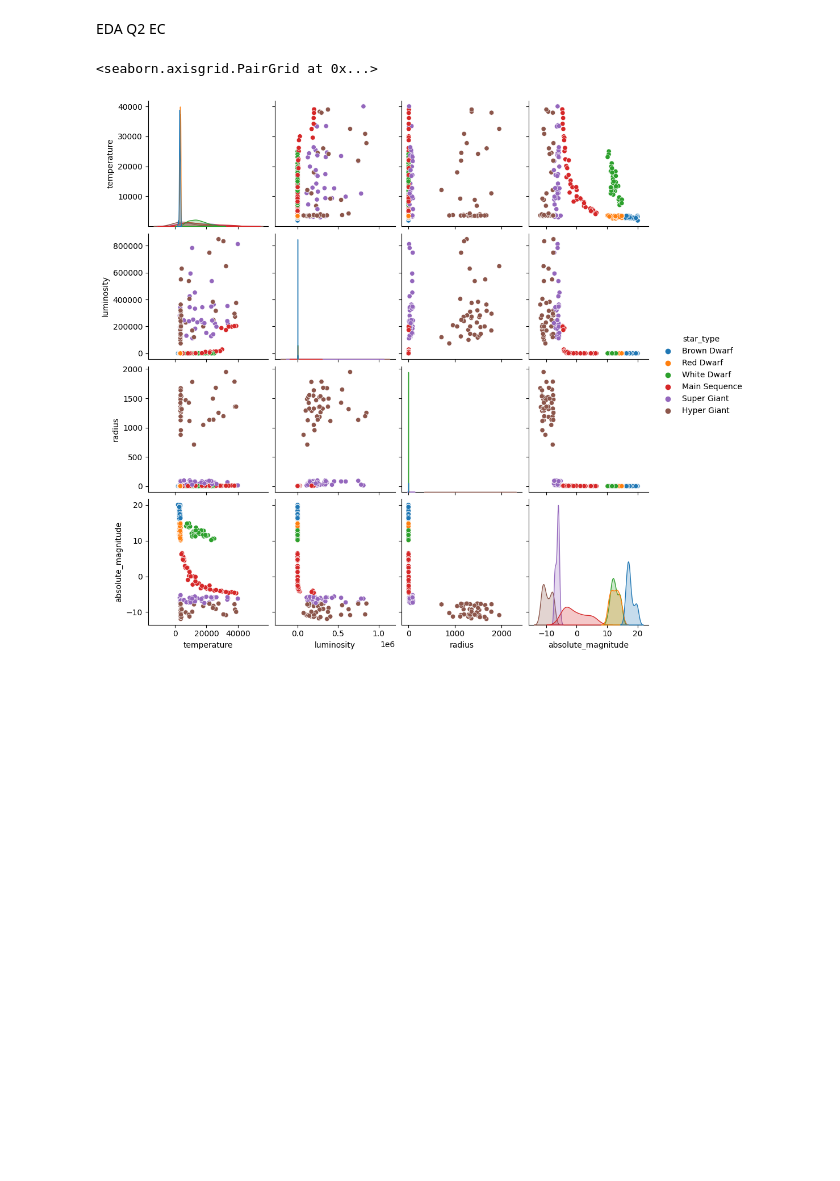
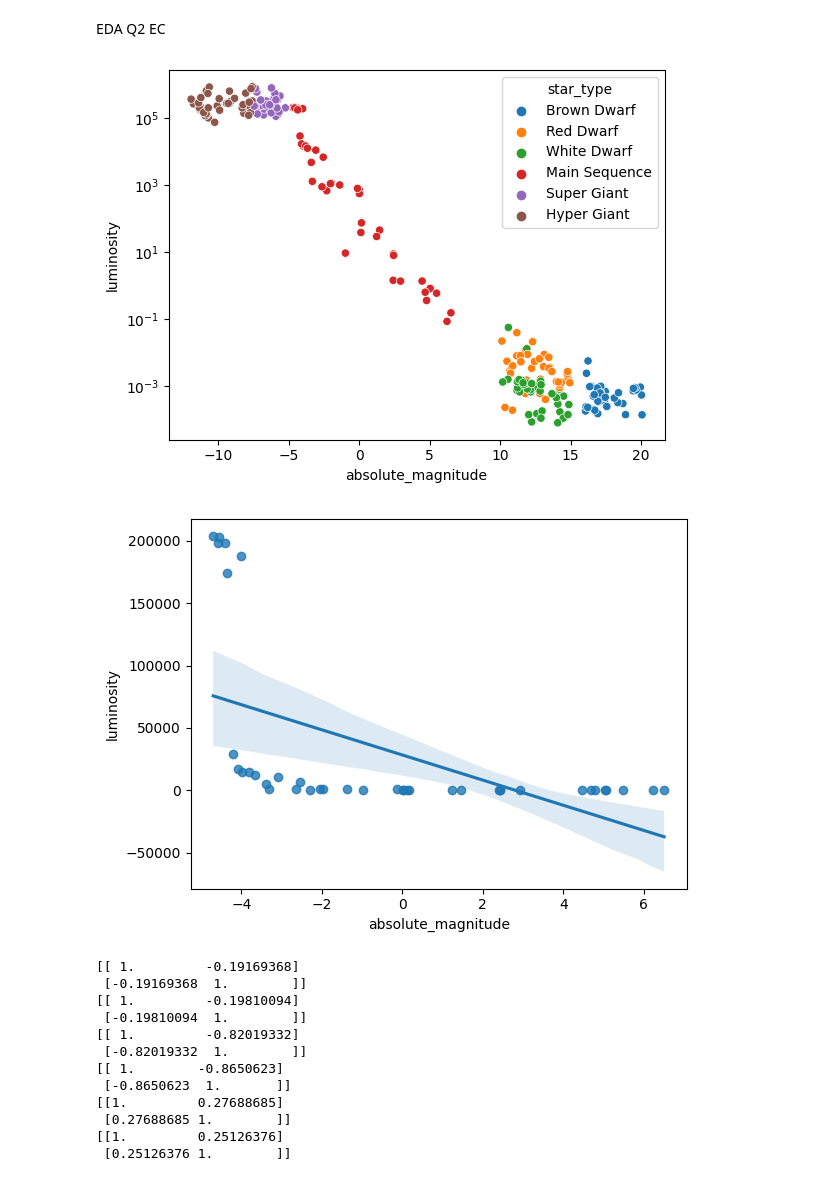
Before and after one commit to mheilner/cs180, a Jupyter notebook: Midterm1/180Midterm1.ipynb, the cells around one changed output. Saved outputs shown, nothing was run; the diff lists cells and outputs as text; code cells hidden in the pictures; blank space fills up the shorter version.

```diff
--- a/Midterm1/180Midterm1.ipynb
+++ b/Midterm1/180Midterm1.ipynb
@@ -266,10 +252,44 @@ plt.show()
 [figure]
 # %% [markdown]
 EDA Q2 EC
-# %%
-sns.pairplot(data=star, hue="star_type")
-# plt.xscale('log')
-# plt.yscale('log')
-# %% [output]
-<seaborn.axisgrid.PairGrid at 0x...>
-[figure, removed]
+# %%
+# AB Mag v Lumin
+plt.figure()
+sns.scatterplot(data=star, x='absolute_magnitude', y='luminosity', hue='star_type')
+plt.yscale('log')
+plt.show()
+
+# Individual DataSets
+rd = star[star['star_type']=='Red Dwarf']
+bd = star[star['star_type']=='Brown Dwarf']
+wd = star[star['star_type']=='White Dwarf']
+ms = star[star['star_type']=='Main Sequence']
+sg = star[star['star_type']=='Super Giant']
+hg = star[star['star_type']=='Hyper Giant']
+
+
+plt.figure()
+sns.regplot(data=ms, x='absolute_magnitude', y='luminosity')
+plt.show()
+# R stats individually
+print(np.corrcoef(rd['absolute_magnitude'],rd['temperature']))
+print(np.corrcoef(bd['absolute_magnitude'],bd['temperature']))
+print(np.corrcoef(wd['absolute_magnitude'],wd['temperature']))
+print(np.corrcoef(ms['absolute_magnitude'],ms['temperature']))
+print(np.corrcoef(sg['absolute_magnitude'],sg['temperature']))
+print(np.corrcoef(hg['absolute_magnitude'],hg['temperature']))
+# %% [output]
+[figure, added]
+[figure, added]
+[[ 1.         -0.19169368]
+ [-0.19169368  1.        ]]
+[[ 1.         -0.19810094]
+ [-0.19810094  1.        ]]
+[[ 1.         -0.82019332]
+ [-0.82019332  1.        ]]
+[[ 1.        -0.8650623]
+ [-0.8650623  1.       ]]
+[[1.         0.27688685]
+ [0.27688685 1.        ]]
+[[1.         0.25126376]
+ [0.25126376 1.        ]]
```
Also changed, not shown: parts of 3 cells of this notebook, 3 other files.
